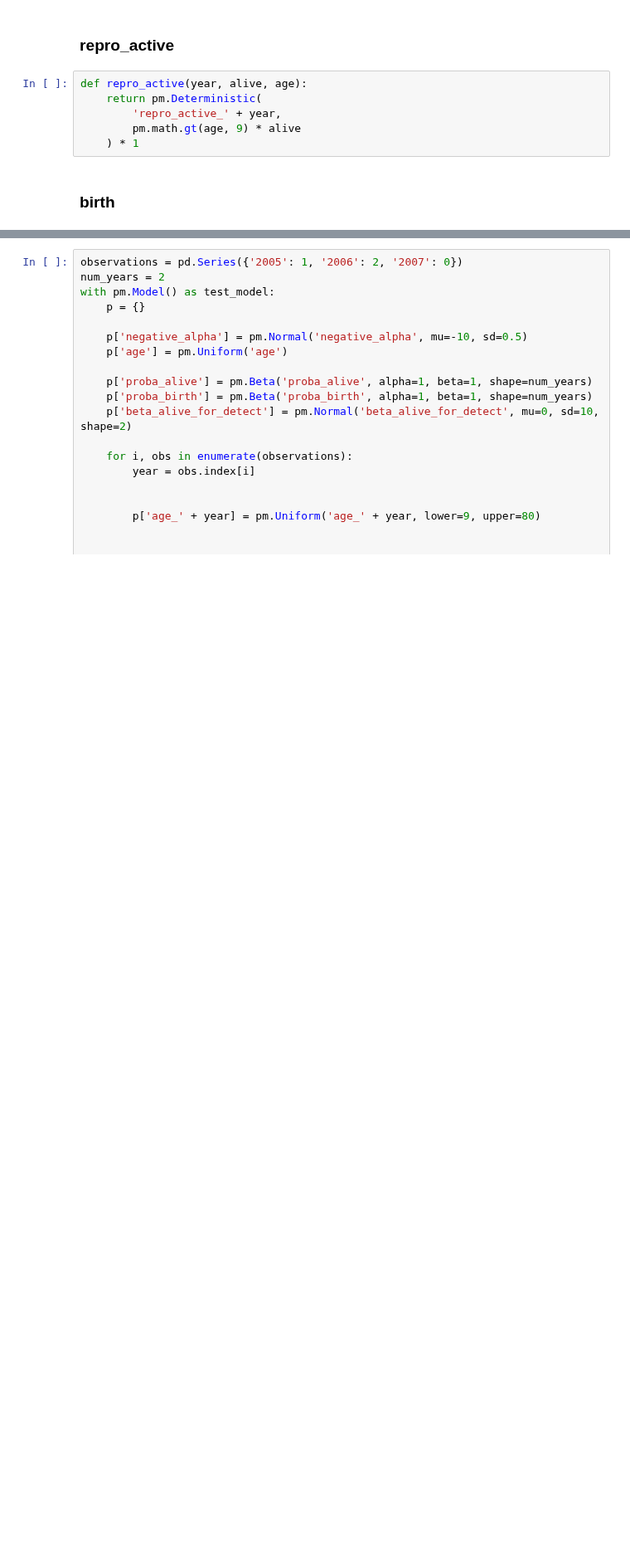
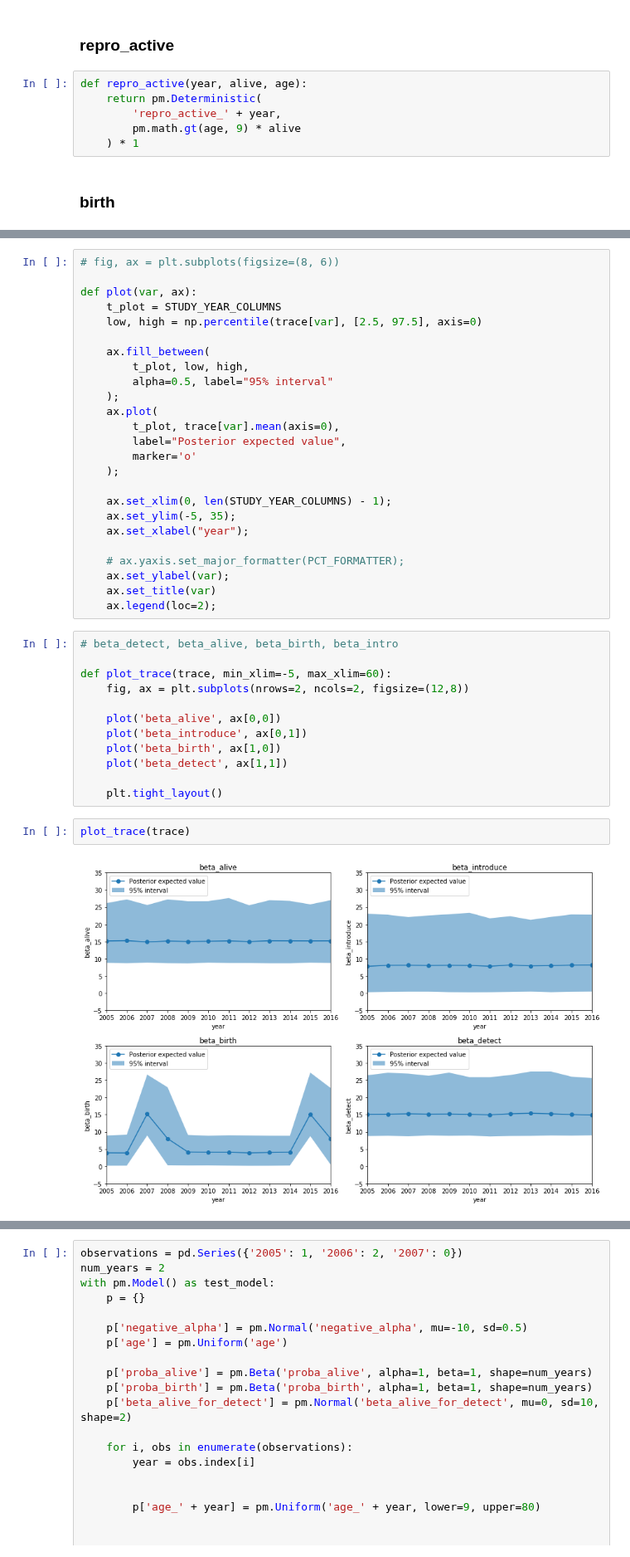
Before and after one commit to Edderic/mics-whales, a Jupyter notebook: mics-whales-new.ipynb, the cells around one changed output, grey strips where cells are left out. Shown at 83% size. Cells and saved outputs as stored; diff of their text form; blank space fills up the shorter version.

```diff
--- a/mics-whales-new.ipynb
+++ b/mics-whales-new.ipynb
@@ -1187,3 +1270,44 @@ array([[<matplotlib.axes._subplots.AxesSubplot object at 0x...>,
+# %%
+# fig, ax = plt.subplots(figsize=(8, 6))
+
+def plot(var, ax):
+    t_plot = STUDY_YEAR_COLUMNS
+    low, high = np.percentile(trace[var], [2.5, 97.5], axis=0)
+
+    ax.fill_between(
+        t_plot, low, high,
+        alpha=0.5, label="95% interval"
+    );
+    ax.plot(
+        t_plot, trace[var].mean(axis=0),
+        label="Posterior expected value",
+        marker='o'
+    );
+
+    ax.set_xlim(0, len(STUDY_YEAR_COLUMNS) - 1);
+    ax.set_ylim(-5, 35);
+    ax.set_xlabel("year");
+
+    # ax.yaxis.set_major_formatter(PCT_FORMATTER);
+    ax.set_ylabel(var);
+    ax.set_title(var)
+    ax.legend(loc=2);
+# %%
+# beta_detect, beta_alive, beta_birth, beta_intro
+
+def plot_trace(trace, min_xlim=-5, max_xlim=60):
+    fig, ax = plt.subplots(nrows=2, ncols=2, figsize=(12,8))
+
+    plot('beta_alive', ax[0,0])
+    plot('beta_introduce', ax[0,1])
+    plot('beta_birth', ax[1,0])
+    plot('beta_detect', ax[1,1])
+
+    plt.tight_layout()
+# %%
+plot_trace(trace)
+# %% [output]
+[figure, added]
 # %%
 pm.summary(trace)
 # %% [output]
```
Also changed, not shown: parts of 22 cells of this notebook.
